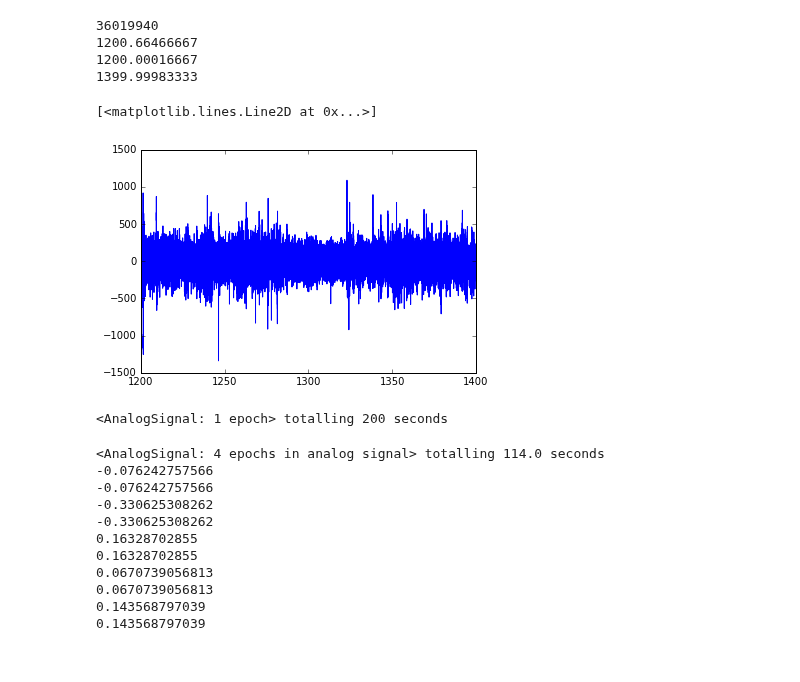
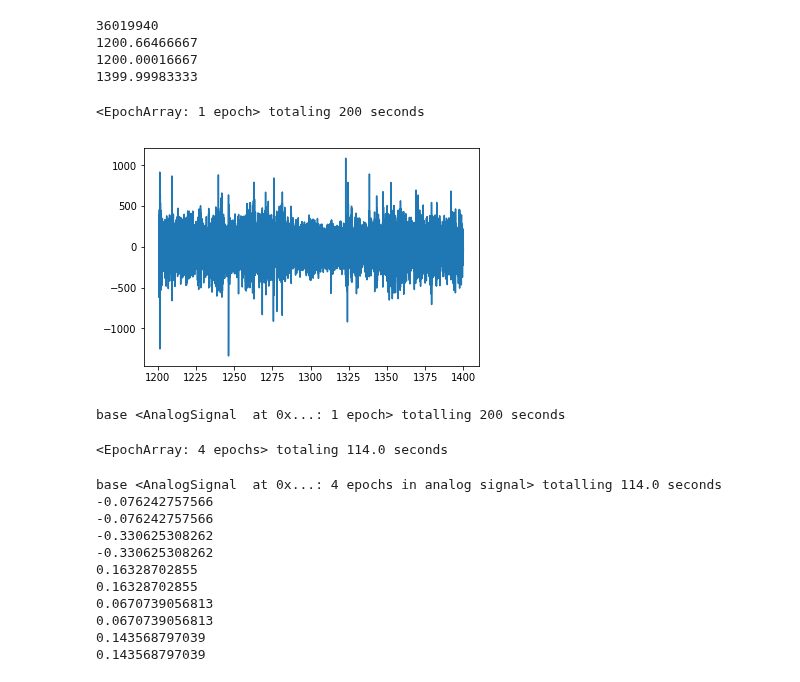
Before and after one commit to nelpy/nelpy, a Jupyter notebook: examples/Playground-SD.ipynb, the cells around one changed output. Drawn from its saved outputs; the diff is of its cells as text; code cells hidden in the pictures.

```diff
--- a/examples/Playground-SD.ipynb
+++ b/examples/Playground-SD.ipynb
@@ -107,18 +107,22 @@ print(timeStampsSeconds[timeStamps.size-1])
 # %%
 #Aight, let's do this forreals
 fullSupport = EpochArray([1200,1400],fs=None)
-my_lfp = AnalogSignal(lfp,xdata=timeStamps,fs=30000, support=fullSupport)
+my_lfp = AnalogSignal(lfp,xdata=timeStamps,fs=30000, support=fullSupport,step=10)
 plt.plot(my_lfp.time, my_lfp.ydata)
+my_lfp.support
 # %% [output]
-[<matplotlib.lines.Line2D at 0x...>]
+<EpochArray: 1 epoch> totaling 200 seconds
-[figure, old version]
+[figure, new version]
 # %%
 print(my_lfp[0])
 # %% [output]
-<AnalogSignal: 1 epoch> totalling 200 seconds
+base <AnalogSignal  at 0x...: 1 epoch> totalling 200 seconds
 # %%
 partialSupport = EpochArray([[1200,1250], [1270,1290], [1345,1370],[1380,1399]],fs=1)
 my_lfp2 = my_lfp[partialSupport]
+my_lfp2.support
+# %% [output]
+<EpochArray: 4 epochs> totaling 114.0 seconds
 # %%
 print(my_lfp2)
 print(np.mean(my_lfp2.ydata))
@@ -127,7 +131,7 @@ for cows in my_lfp2:
     print(cows.mean())
     print(np.mean(cows.ydata))
 # %% [output]
-<AnalogSignal: 4 epochs in analog signal> totalling 114.0 seconds
+base <AnalogSignal  at 0x...: 4 epochs in analog signal> totalling 114.0 seconds
 -0.076242757566
 -0.076242757566
 -0.330625308262
```
Also changed, not shown: parts of 3 cells of this notebook, 1 other file.
